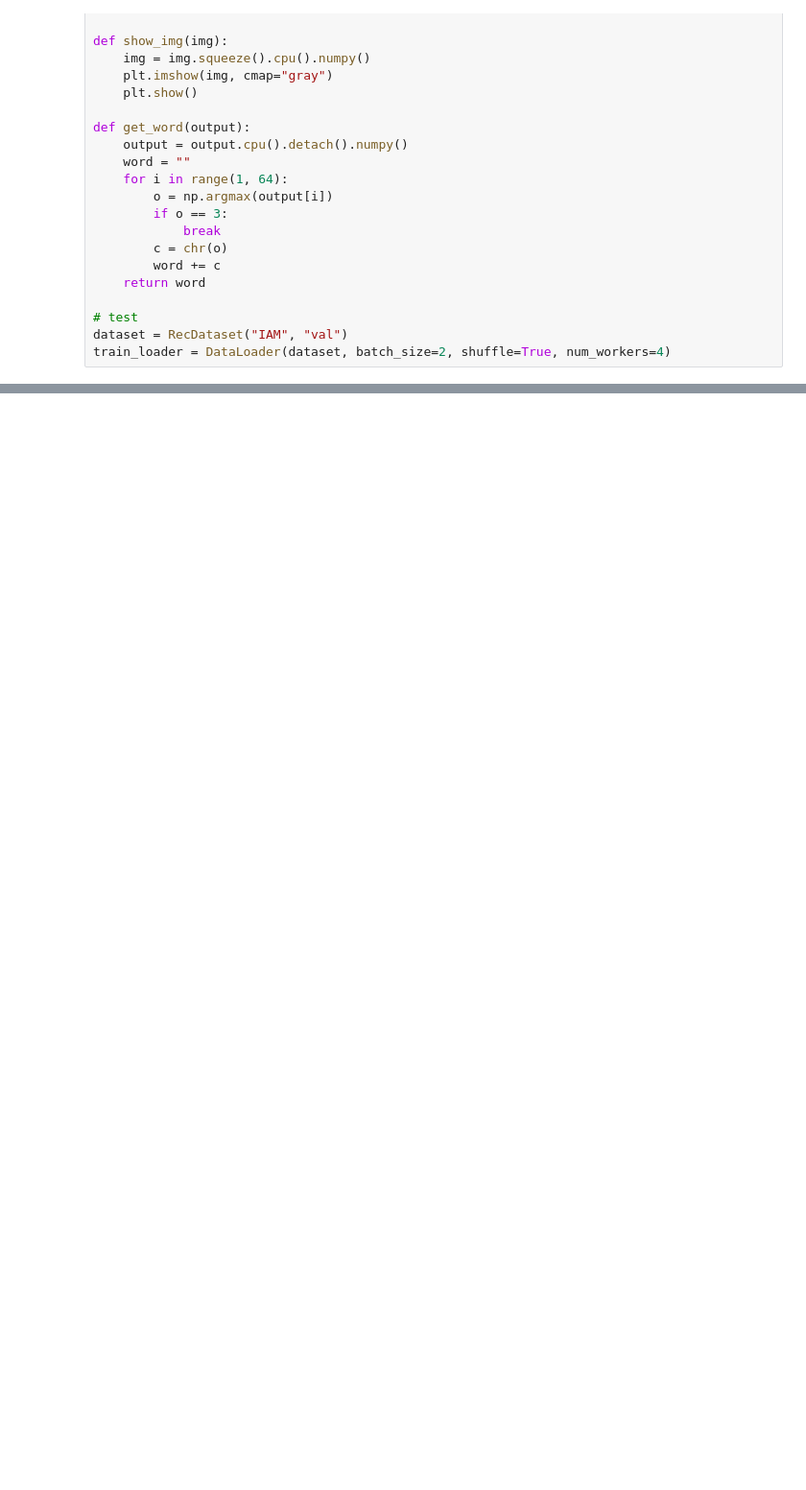
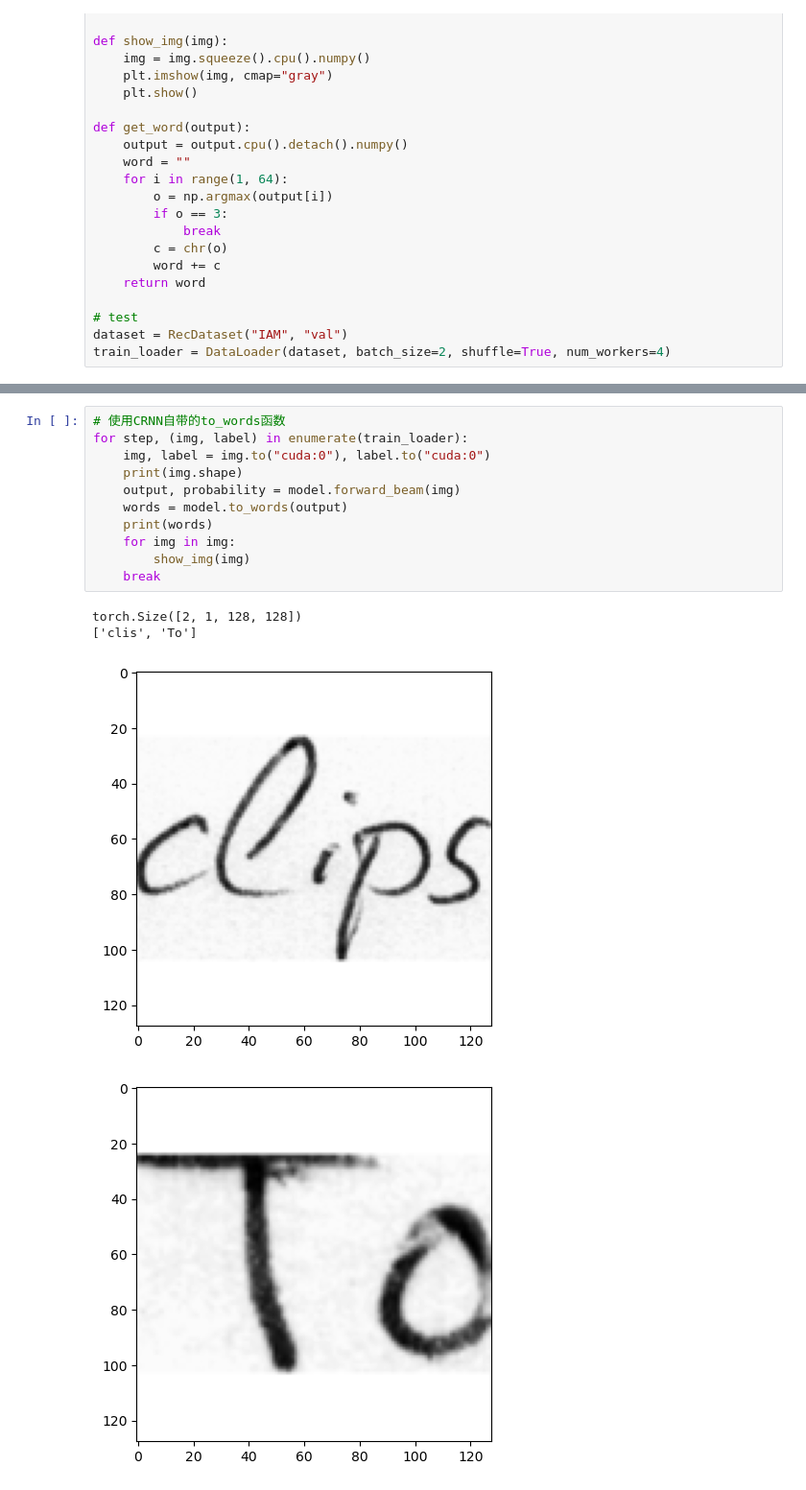
Before and after one commit to Ken-2511/HandwritingRecognition, a Jupyter notebook: Train/CRNN_visualization.ipynb, the cells around one changed output, grey strips where cells are left out. Shown: that part at 96% size. Drawn from its saved outputs; the diff is of its cells as text; blank space fills up the shorter version.

```diff
--- a/Train/CRNN_visualization.ipynb
+++ b/Train/CRNN_visualization.ipynb
@@ -254,0 +270,16 @@ answer:  on
+# %%
+# 使用CRNN自带的to_words函数
+for step, (img, label) in enumerate(train_loader):
+    img, label = img.to("cuda:0"), label.to("cuda:0")
+    print(img.shape)
+    output, probability = model.forward_beam(img)
+    words = model.to_words(output)
+    print(words)
+    for img in img:
+        show_img(img)
+    break
+# %% [output]
+torch.Size([2, 1, 128, 128])
+['clis', 'To']
+[figure, added]
+[figure, added]
```
Also changed, not shown: parts of 2 cells of this notebook, 3 other files.
